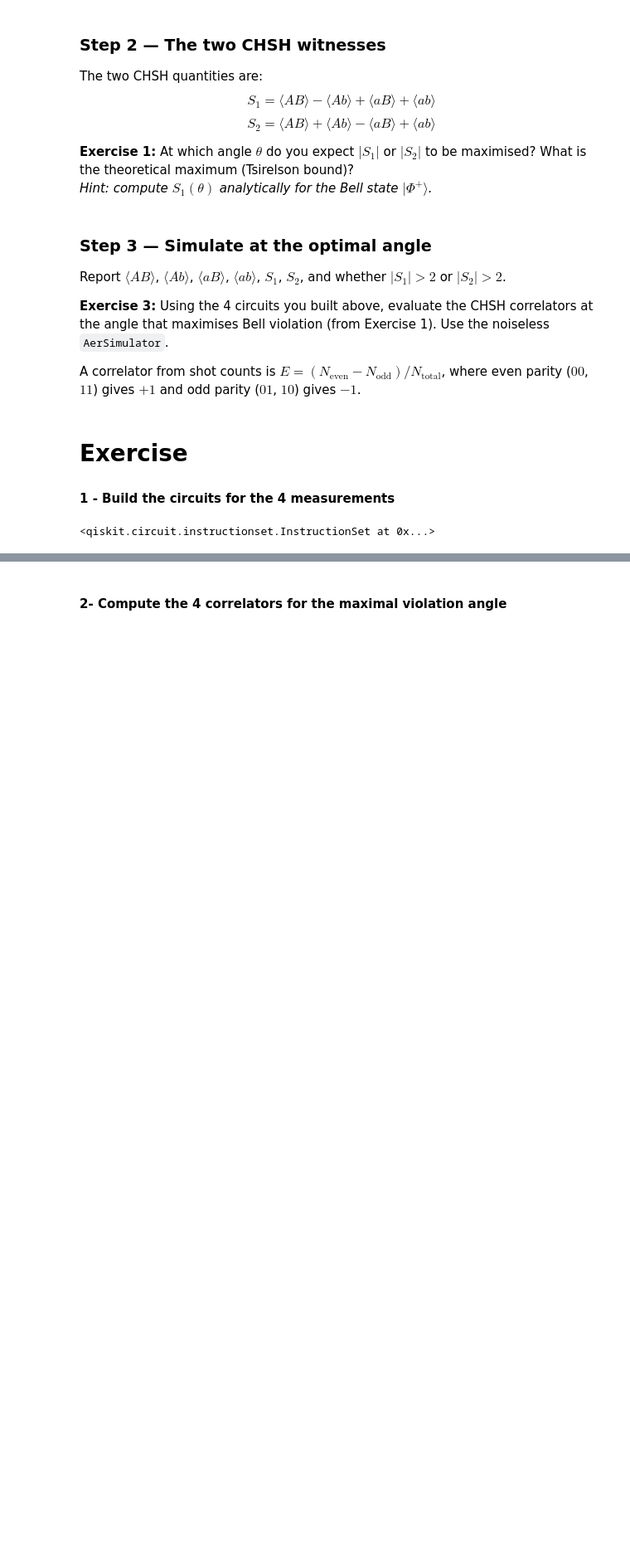
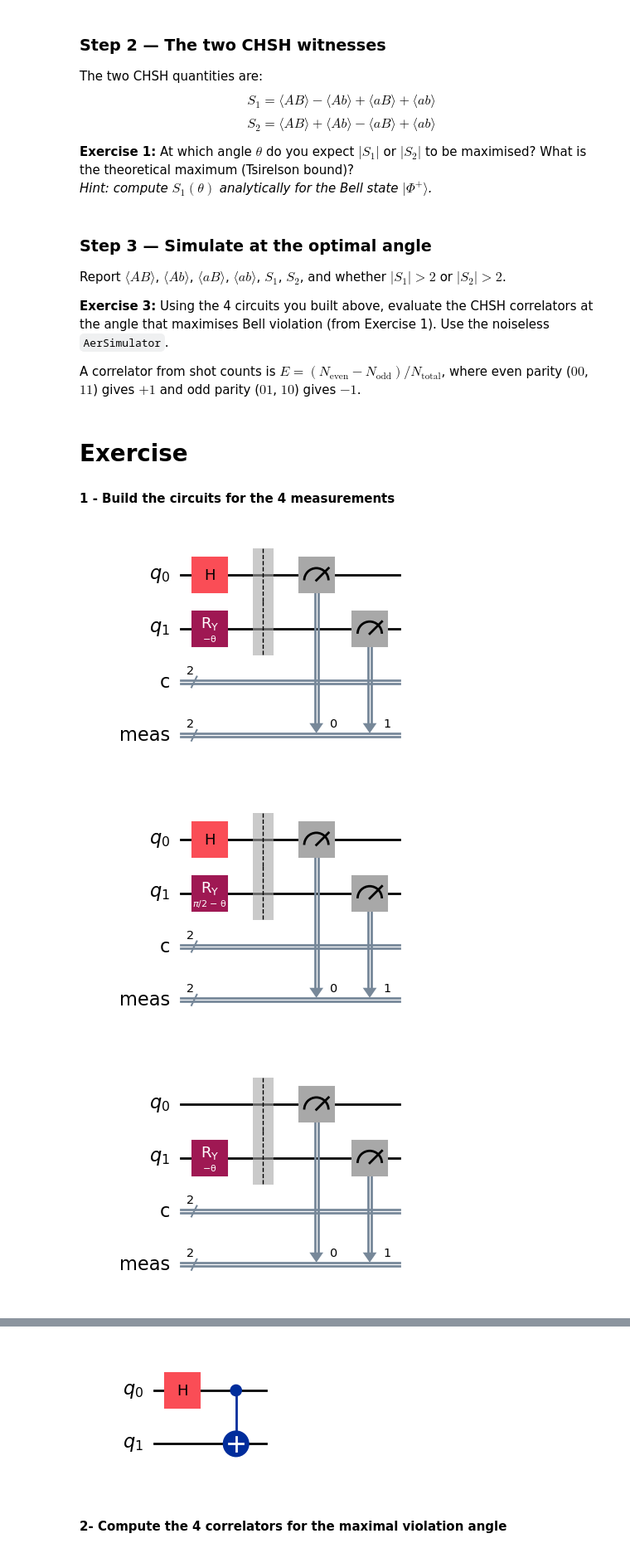
Before and after one commit to valdo92/QC_PSL_week, a Jupyter notebook: Lecture 3/03_2_CHSH.ipynb, the cells around one changed output, grey strips where cells are left out. Shown at 83% size. Saved outputs shown, nothing was run; the diff lists cells and outputs as text; code cells hidden in the pictures; blank space fills up the shorter version.

```diff
--- a/Lecture 3/03_2_CHSH.ipynb
+++ b/Lecture 3/03_2_CHSH.ipynb
@@ -132,37 +132,39 @@ qc_AB.h(0)
 theta = Parameter('θ')
 qc_AB.ry(-theta, 1)
 qc_AB.measure_all()
-# display(qc_AB.draw('mpl',))
+display(qc_AB.draw('mpl',))
 
 # Ab
 qc_Ab = QuantumCircuit(2,2)
 # A = X measurement on qubit 0
 qc_Ab.h(0)
 # b = cos(theta) * Z - sin(theta) * X measurement on qubit 1
 qc_Ab.ry(-theta + np.pi/2 , 1)
 
 qc_Ab.measure_all()
-# display(qc_Ab.draw('mpl',))
+display(qc_Ab.draw('mpl',))
 
 
 #aB
 # Z measurement on qubit 0
 qc_aB = QuantumCircuit(2,2)
 qc_aB.ry(-theta, 1)
 qc_aB.measure_all()
-# display(qc_aB.draw('mpl',))
+display(qc_aB.draw('mpl',))
 
 
 #ab
 qc_ab = QuantumCircuit(2,2)
 qc_ab.ry(-theta + np.pi/2, 1)
 qc_ab.measure_all()
-# display(qc_ab.draw('mpl',))
+display(qc_ab.draw('mpl',))
 
 # Define the Bell state
 qc_bell = QuantumCircuit(2)
 qc_bell.h(0)
 qc_bell.cx(0, 1)
-# qc_bell.draw('mpl',)
+display(qc_bell.draw('mpl',))
 # %% [output]
-<qiskit.circuit.instructionset.InstructionSet at 0x...>
+[figure, added]
+[figure, added]
+[figure, added]
@@ -169,3 +172,4 @@ qc_bell.cx(0, 1)
+[figure, added]
 # %% [markdown]
 #### 2- Compute the 4 correlators for the maximal violation angle
 # %%
```
Also changed, not shown: parts of 6 cells of this notebook.
